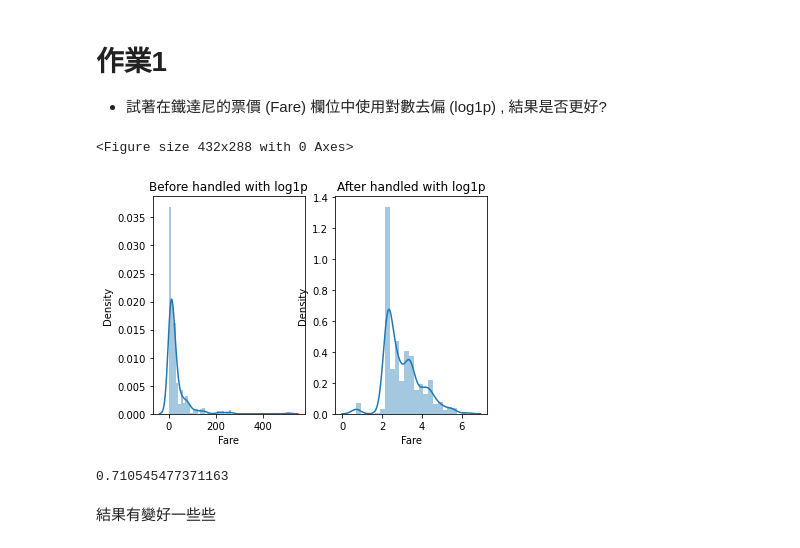
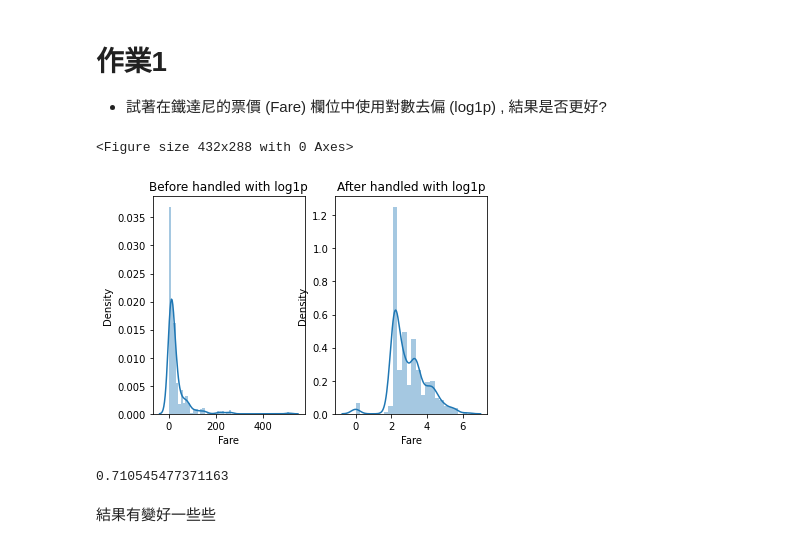
Before and after one commit to suya2503/4th-ML100Days, a Jupyter notebook: Homework/Day_023_HW.ipynb, the cells around one changed output. Saved outputs shown, nothing was run; the diff lists cells and outputs as text; code cells hidden in the pictures.

```diff
--- a/Homework/Day_023_HW.ipynb
+++ b/Homework/Day_023_HW.ipynb
@@ -92,28 +92,28 @@ cross_val_score(estimator, train_X, train_Y, cv=5).mean()
 # %%
 # 將 Fare 取 log1p 後, 看散佈圖, 並計算分數
 df_fixed = copy.deepcopy(df)
 """
 Your Code Here, transform df_fixed['Fare'] with log1p
 """
 plt.figure()
 plt.subplots(1, 2)
 plt.subplot(1, 2, 1)
 sns.distplot(df_fixed['Fare'][:train_num])
 plt.title('Before handled with log1p')
 
-df_fixed['Fare'] = np.log1p(df_fixed['Fare']+1)
+df_fixed['Fare'] = np.log1p(df_fixed['Fare'])
 plt.subplot(1, 2, 2)
 sns.distplot(df_fixed['Fare'][:train_num])
 plt.title('After handled with log1p')
 plt.show()
 
 df_fixed = MMEncoder.fit_transform(df_fixed)
 train_X = df_fixed[:train_num]
 estimator = LogisticRegression()
 cross_val_score(estimator, train_X, train_Y, cv=5).mean()
 # %% [output]
 <Figure size 432x288 with 0 Axes>
-[figure, old version]
+[figure, new version]
 0.710545477371163
 # %% [markdown]
 結果有變好一些些
```
